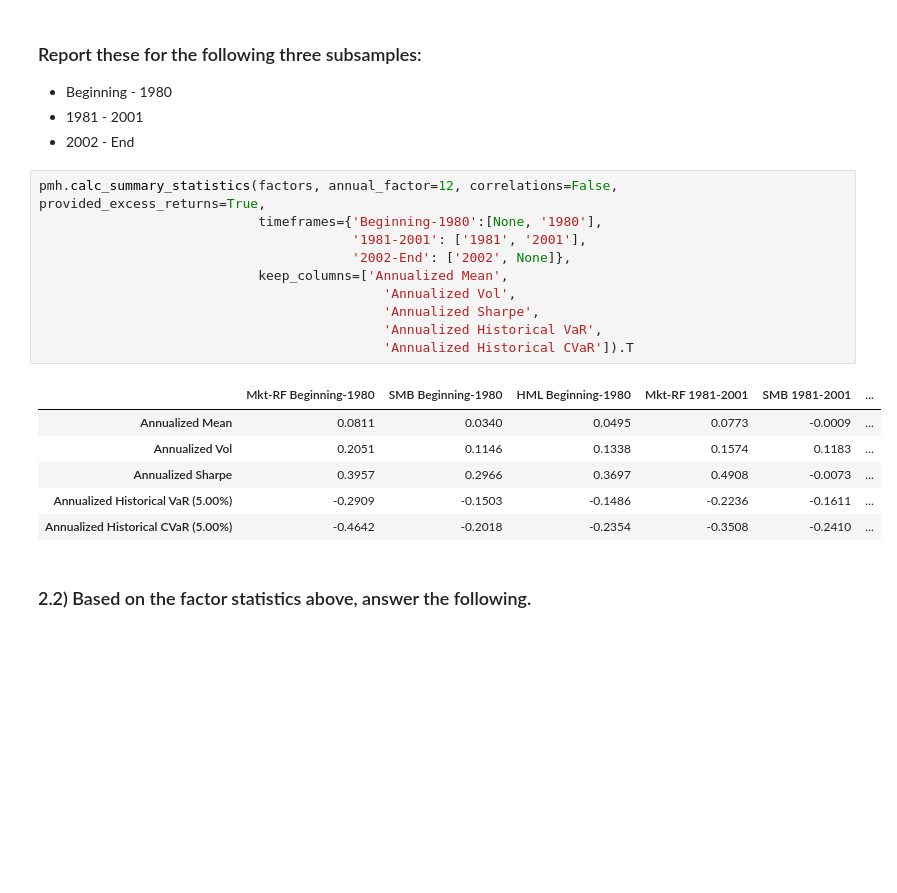
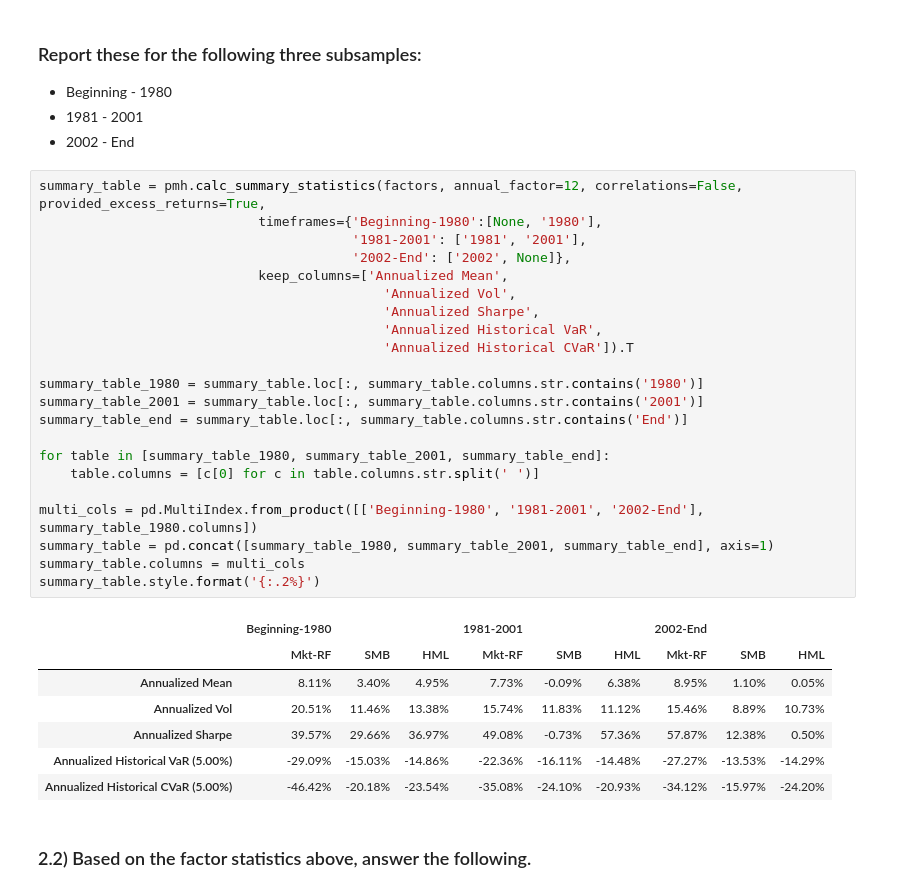
Before and after one commit to agalm94/finm-portfolio-2024, a Jupyter notebook: homework/Homework 4_AEG.ipynb, the cells around one changed output. Saved outputs shown, nothing was run; the diff lists cells and outputs as text; blank space fills up the shorter version.

```diff
--- a/homework/Homework 4_AEG.ipynb
+++ b/homework/Homework 4_AEG.ipynb
@@ -226,22 +226,35 @@ pmh.calc_summary_statistics(factors, annual_factor=12, correlations=False, provi
 * 1981 - 2001
 * 2002 - End
 # %%
-pmh.calc_summary_statistics(factors, annual_factor=12, correlations=False, provided_excess_returns=True,
+summary_table = pmh.calc_summary_statistics(factors, annual_factor=12, correlations=False, provided_excess_returns=True,
                             timeframes={'Beginning-1980':[None, '1980'],
                                         '1981-2001': ['1981', '2001'],
                                         '2002-End': ['2002', None]},
                             keep_columns=['Annualized Mean',
                                             'Annualized Vol',
                                             'Annualized Sharpe',
                                             'Annualized Historical VaR',
                                             'Annualized Historical CVaR']).T
+
+summary_table_1980 = summary_table.loc[:, summary_table.columns.str.contains('1980')]
+summary_table_2001 = summary_table.loc[:, summary_table.columns.str.contains('2001')]
+summary_table_end = summary_table.loc[:, summary_table.columns.str.contains('End')]
+
+for table in [summary_table_1980, summary_table_2001, summary_table_end]:
+    table.columns = [c[0] for c in table.columns.str.split(' ')]
+
+multi_cols = pd.MultiIndex.from_product([['Beginning-1980', '1981-2001', '2002-End'], summary_table_1980.columns])
+summary_table = pd.concat([summary_table_1980, summary_table_2001, summary_table_end], axis=1)
+summary_table.columns = multi_cols
+summary_table.style.format('{:.2%}')
 # %% [output]
-|  | Mkt-RF Beginning-1980 | SMB Beginning-1980 | HML Beginning-1980 | Mkt-RF 1981-2001 | SMB 1981-2001 | ... |
-| Annualized Mean | 0.0811 | 0.0340 | 0.0495 | 0.0773 | -0.0009 | ... |
-| Annualized Vol | 0.2051 | 0.1146 | 0.1338 | 0.1574 | 0.1183 | ... |
-| Annualized Sharpe | 0.3957 | 0.2966 | 0.3697 | 0.4908 | -0.0073 | ... |
-| Annualized Historical VaR (5.00%) | -0.2909 | -0.1503 | -0.1486 | -0.2236 | -0.1611 | ... |
-| Annualized Historical CVaR (5.00%) | -0.4642 | -0.2018 | -0.2354 | -0.3508 | -0.2410 | ... |
+|  | Beginning-1980 |  |  | 1981-2001 |  |  | 2002-End |  |  |
+|  | Mkt-RF | SMB | HML | Mkt-RF | SMB | HML | Mkt-RF | SMB | HML |
+| Annualized Mean | 8.11% | 3.40% | 4.95% | 7.73% | -0.09% | 6.38% | 8.95% | 1.10% | 0.05% |
+| Annualized Vol | 20.51% | 11.46% | 13.38% | 15.74% | 11.83% | 11.12% | 15.46% | 8.89% | 10.73% |
+| Annualized Sharpe | 39.57% | 29.66% | 36.97% | 49.08% | -0.73% | 57.36% | 57.87% | 12.38% | 0.50% |
+| Annualized Historical VaR (5.00%) | -29.09% | -15.03% | -14.86% | -22.36% | -16.11% | -14.48% | -27.27% | -13.53% | -14.29% |
+| Annualized Historical CVaR (5.00%) | -46.42% | -20.18% | -23.54% | -35.08% | -24.10% | -20.93% | -34.12% | -15.97% | -24.20% |
 # %% [markdown]
 ### 2.2) Based on the factor statistics above, answer the following.
 # %% [markdown]
```
Also changed, not shown: parts of 2 cells of this notebook, 3 other files.
